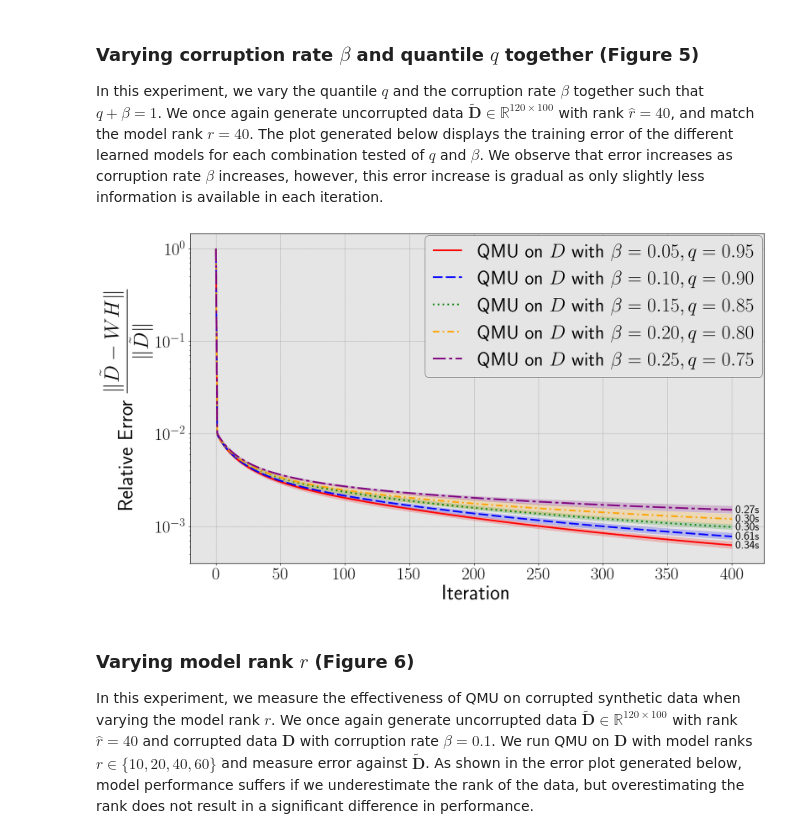
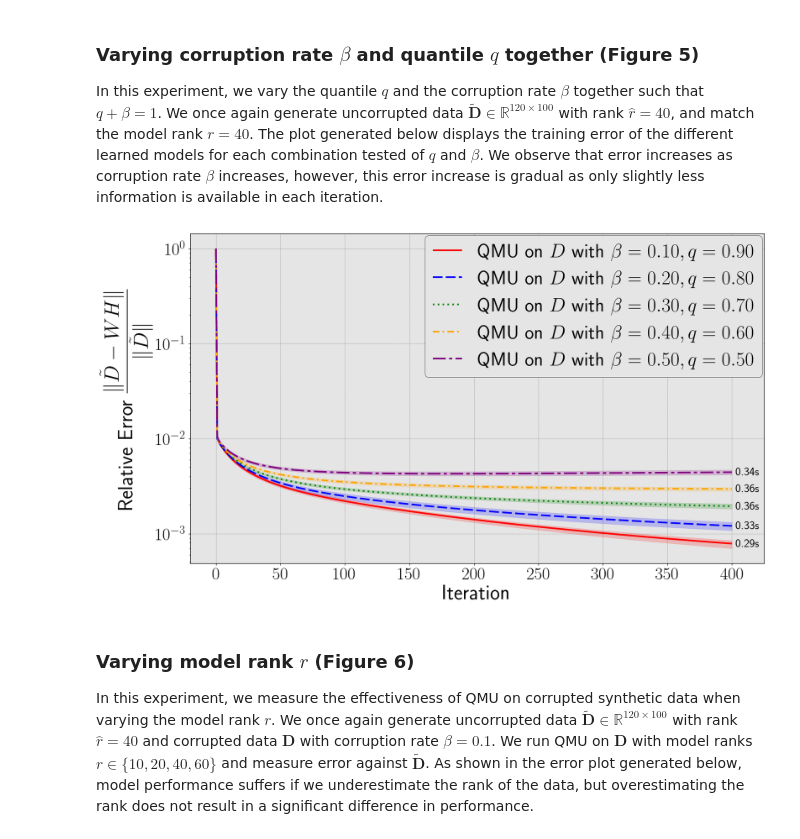
Before and after one commit to jamiehadd/Corruption-robust-NMF, a Jupyter notebook: SampTA/SampTAExperiments.ipynb, the cells around one changed output. Cells and saved outputs as stored; diff of their text form; code cells hidden in the pictures.

```diff
--- a/SampTA/SampTAExperiments.ipynb
+++ b/SampTA/SampTAExperiments.ipynb
@@ -408,21 +409,22 @@ run_experiments(num_runs=10, num_iterations=400,
 In this experiment, we vary the quantile $q$ and the corruption rate $\beta$ together such that $q + \beta = 1$. We once again generate uncorrupted data $\tilde{\mathbf{D}}\in \mathbb{R}^{120 \times 100}$ with rank $\hat{r} = 40$, and match the model rank $r=40$. The plot generated below displays the training error of the different learned models for each combination tested of $q$ and $\beta$. We observe that error increases as corruption rate $\beta$ increases, however, this error increase is gradual as only slightly less information is available in each iteration.
 # %%
 experiment = {}
-for beta in [0.05, 0.1, 0.15, 0.2, 0.25]:
+# for beta in [0.05, 0.1, 0.15, 0.2, 0.25]:
+for beta in [0.1, 0.2, 0.3, 0.4, 0.5]:
     experiment[rf"QMU on $\displaystyle D$ with $\displaystyle \beta = {beta:.2f}, q = {(1 - beta):.2f}$"] = {
         "alg_func": qmu,
         "alg_params": {"q": 1 - beta},
         "data_input": ("D_tilde", "D"),  # Use uncorrupted data for both error measurement and training.
         "model_rank": 40,
         "data_params": {"m": 120, "n": 100, "r": 40, "beta": beta}
     }
 
 # Run the experiments:
 run_experiments(num_runs=10, num_iterations=400,
                           experiment=experiment, data_gen_func=generate_synthetic_matrix,
                           base_seed=42, output="Error Plot")
 # %% [output]
-[figure, old version]
+[figure, new version]
 # %% [markdown]
 ### Varying model rank $r$ (Figure 6)
 
```
Also changed, not shown: parts of 3 cells of this notebook.
